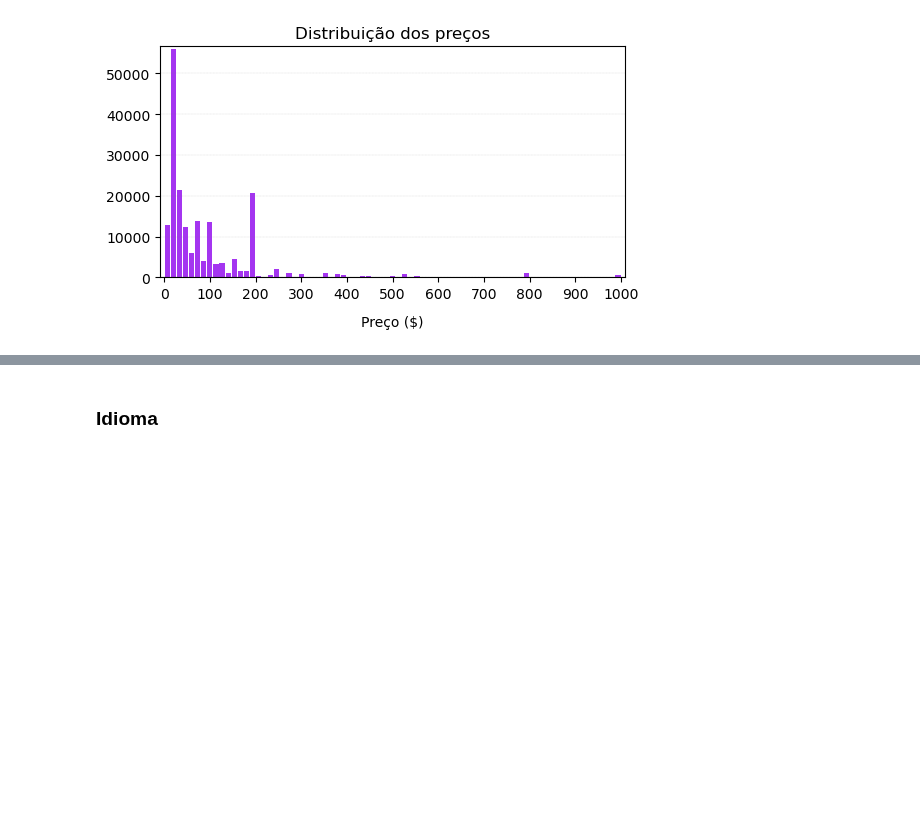
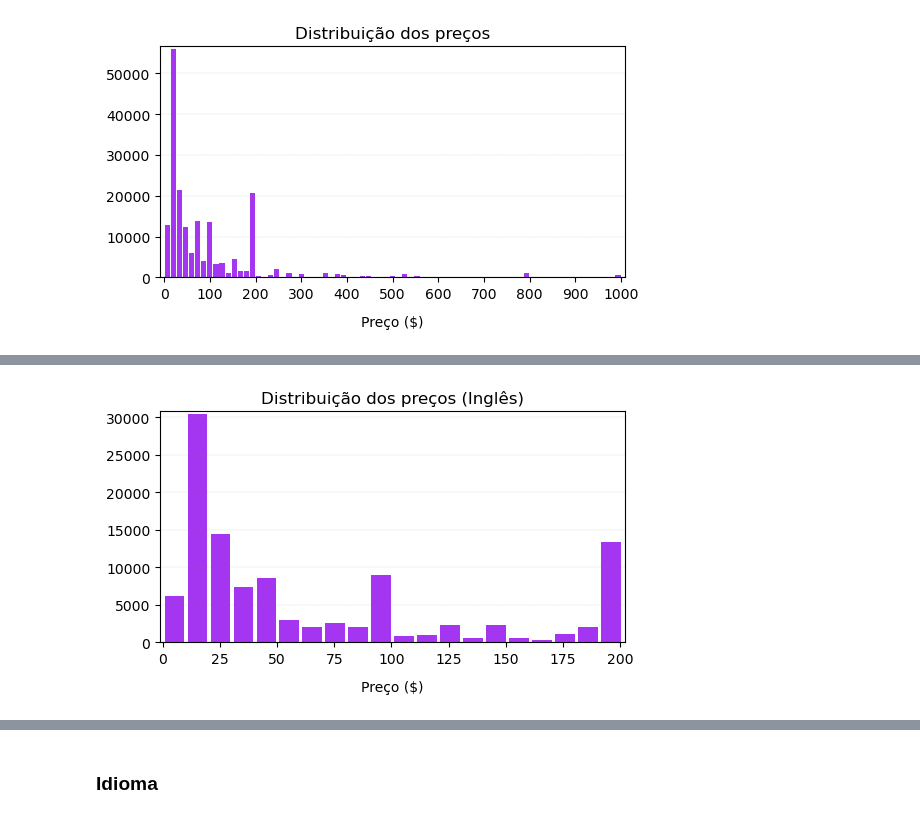
Before and after one commit to ismailymendes/mooc_udemy_coursera, a Jupyter notebook: mooc_udemy.ipynb, the cells around one changed output, grey strips where cells are left out. Cells and saved outputs as stored; diff of their text form; code cells hidden in the pictures; blank space fills up the shorter version.

```diff
--- a/mooc_udemy.ipynb
+++ b/mooc_udemy.ipynb
@@ -236,0 +265,27 @@ plt.show()
+# %%
+# Distribuição dos preços dos cursos em Inglês
+plt.figure(figsize = (6, 3))
+plt.hist(udemy_cursos[(udemy_cursos['is_paid']==True) & (udemy_cursos['language']=='English')]['price'],
+         bins=20,
+         rwidth=0.85,
+         range=(0,201),
+         color='#A435F0')
+plt.grid(axis='y', color ='Grey', linestyle ='-.', linewidth = 0.1)
+#plt.xticks(range(0,301,0))
+
+plt.margins(0.01)
+plt.xlabel("Preço ($)", labelpad=10)
+plt.ylabel("")
+plt.title('Distribuição dos preços (Inglês)',loc='center', fontdict={'fontsize': 12})
+
+SMALL_SIZE = 8
+MEDIUM_SIZE = 10
+BIGGER_SIZE = 12
+
+plt.rc('axes', labelsize=MEDIUM_SIZE)    # tamanho da fonte dos rótulos do eixo x e y
+plt.rc('xtick', labelsize=MEDIUM_SIZE)   # tamanho da fonte do eixo x
+plt.rc('ytick', labelsize=MEDIUM_SIZE)   # tamanho da fonte do eixo y
+plt.rc('legend', fontsize=SMALL_SIZE)    # tamanho da fonte da legenda
+plt.show()
+# %% [output]
+[figure, added]
```
Also changed, not shown: parts of 15 cells of this notebook.
